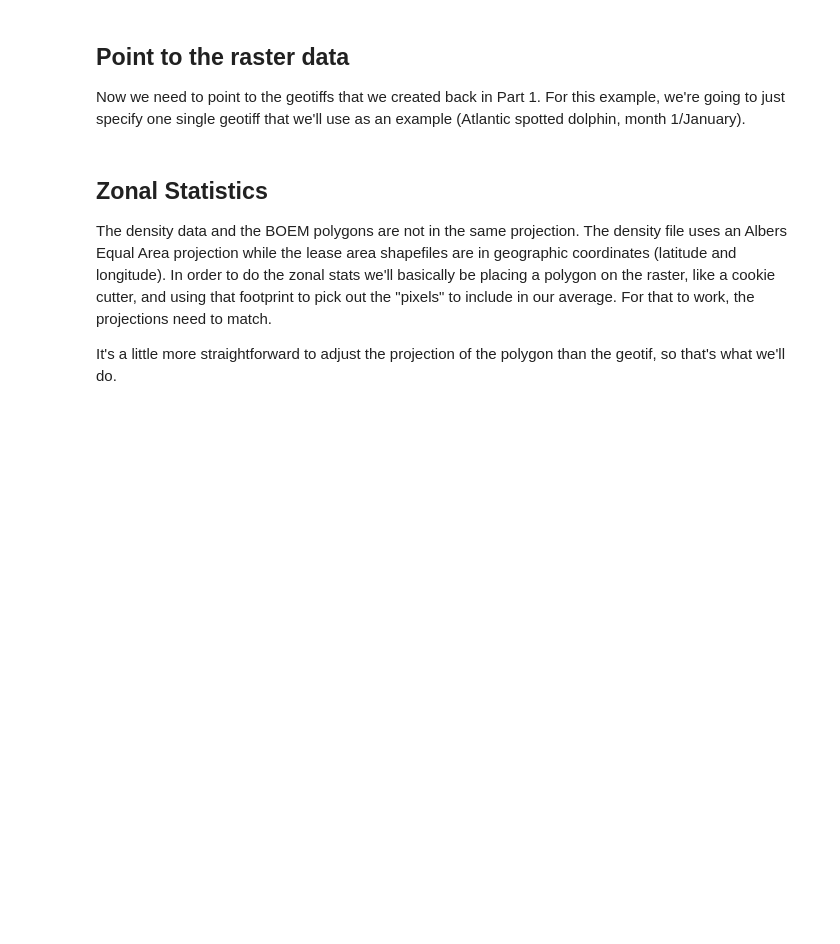
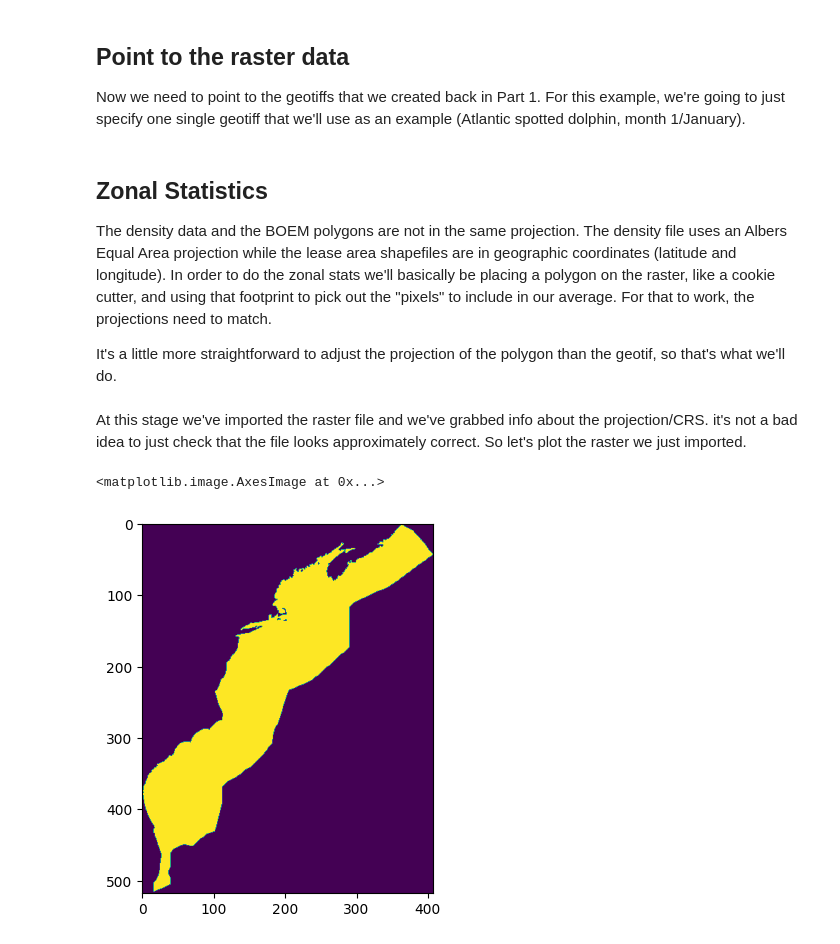
Before and after one commit to Waveform-Analytics/wa_density_demo, a Jupyter notebook: notebooks/Part2_Animal_Density_Demo.ipynb, the cells around one changed output. Saved outputs shown, nothing was run; the diff lists cells and outputs as text; code cells hidden in the pictures; blank space fills up the shorter version.

```diff
--- a/notebooks/Part2_Animal_Density_Demo.ipynb
+++ b/notebooks/Part2_Animal_Density_Demo.ipynb
@@ -59,9 +60,7 @@ The density data and the BOEM polygons are not in the same projection. The densi
 It's a little more straightforward to adjust the projection of the polygon than the geotif, so that's what we'll do.
 # %%
 raster_src = rasterio.open(raster_file_path)
+raster_img = raster_src.read(1)
 
 # Get the CRS (Coordinate Reference System) of the raster data file
 raster_crs = raster_src.crs
-
-# Now reproject the lease area to match the raster data
-gdf_lease_area_reprojected = gdf_lease_area.to_crs(raster_crs)
@@ -146,0 +67,7 @@ with rasterio.open(raster_file_path) as raster_src:
+# %% [markdown]
+At this stage we've imported the raster file and we've grabbed info about the projection/CRS. it's not a bad idea to just check that the file looks approximately correct. So let's plot the raster we just imported.
+# %%
+plt.imshow(raster_img)
+# %% [output]
+<matplotlib.image.AxesImage at 0x...>
+[figure, added]
```
Also changed, not shown: parts of 16 cells of this notebook.
